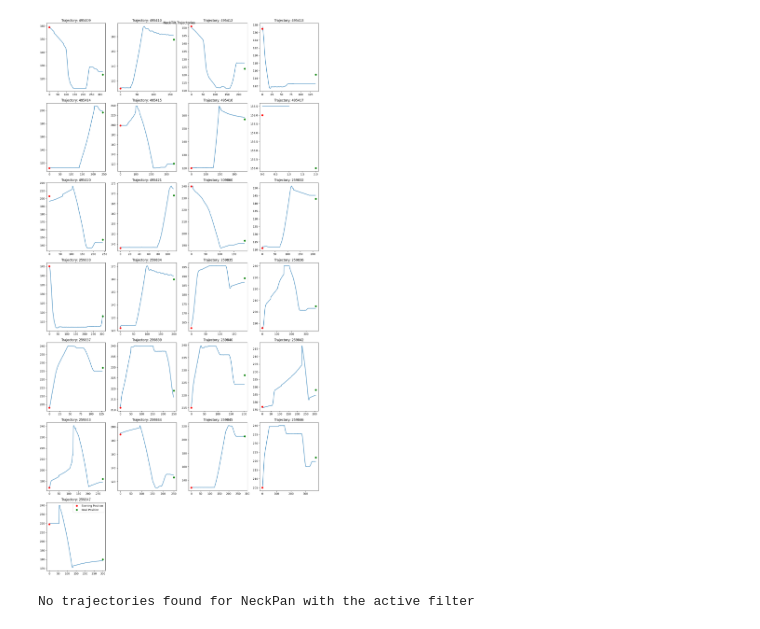
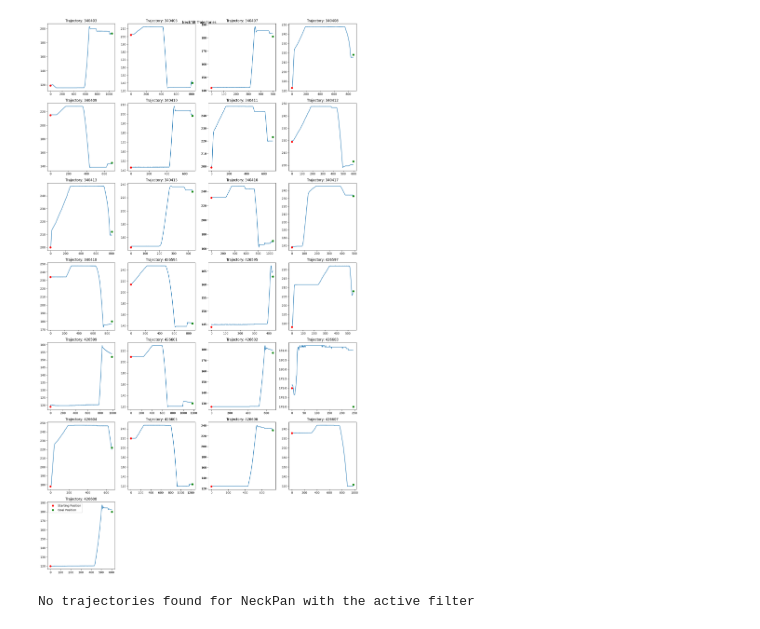
Before and after one commit to ikaros-project/ikaros, a Jupyter notebook: Source/Modules/RobotModules/CompliantRobot/CurrentPositionMapping/PlotTrajectories.ipynb, the cells around one changed output. Cells and saved outputs as stored; diff of their text form; code cells hidden in the pictures.

Commit message:
added filter

```diff
--- a/Source/Modules/RobotModules/CompliantRobot/CurrentPositionMapping/PlotTrajectories.ipynb
+++ b/Source/Modules/RobotModules/CompliantRobot/CurrentPositionMapping/PlotTrajectories.ipynb
@@ -35,18 +35,20 @@ def read_traj_json(file):
 def parse_traj(traj):
     return np.array(traj)
 
-def plot_one_servo_traj(trajectories, metrics, servo, plots_per_row=4, filter=None):
+def plot_one_servo_traj(trajectories, metrics, servo, plots_per_row=4, filter=None, *filter_args):
     traj_ids = list(trajectories.keys())
 
     if filter:
-        traj_ids = [traj_id for traj_id in traj_ids if filter(metrics,traj_id, servo)]
-        if traj_ids == []:
+        traj_ids = [traj_id for traj_id in traj_ids if filter(metrics, traj_id, servo, *filter_args)]
+        if not traj_ids:
             print(f"No trajectories found for {servo} with the active filter")
             return
 
     n_row = (len(traj_ids) + plots_per_row - 1) // plots_per_row  # Calculate the number of rows needed
 
-    fig, axs = plt.subplots(n_row, plots_per_row, figsize=(15, 30))
+    # Adjust figsize based on the number of rows and plots per row
+    fig, axs = plt.subplots(n_row, plots_per_row, figsize=(plots_per_row * 4, n_row * 4))
+
 
     axs = axs.flatten()  # Flatten the array of axes for easy iteration
     fig.suptitle(f'{servo} Trajectories')
@@ -54,7 +56,7 @@ def plot_one_servo_traj(trajectories, metrics, servo, plots_per_row=4, filter=No
     for i, traj_id in enumerate(traj_ids):
         traj = trajectories[traj_id]
         axs[i].plot(traj[:, servoIndices[servo]])
-        axs[i].plot(0, metrics[traj_id]['StartingPosition'][servoIndices[servo]], 'ro', label='Starting Position')
+        axs[i].plot(0, metrics[traj_id]['StartingPosition'][servoIndices[servo]], 'bo', label='Starting Position')
         axs[i].plot(len(traj), metrics[traj_id]['GoalPosition'][servoIndices[servo]], 'go', label='Goal Position')
         axs[i].set_title(f'Trajectory: {traj_id}')
 
@@ -88,11 +90,25 @@ def mapping_metrics_to_dic(file_path):
 
     return result
 
+def plot_one_trajectory(trajectories, metrics, traj_id, servo):
+    traj = trajectories[traj_id]
+    plt.plot(traj[:, servoIndices[servo]])
+    plt.plot(0, metrics[traj_id]['StartingPosition'][servoIndices[servo]], 'ro', label='Starting Position')
+    plt.plot(len(traj), metrics[traj_id]['GoalPosition'][servoIndices[servo]], 'go', label='Goal Position')
+    plt.title(f'Trajectory: {traj_id}')
+    plt.legend()
+    plt.show()
 
 def filter_by_overshot(dict, traj_id, servo):
     return dict[traj_id]['OvershotGoal'][servoIndices[servo]] == 1
+
+def filter_by_start_position(dict, traj_id, servo, start):
+    return abs(dict[traj_id]['StartingPosition'][servoIndices[servo]]-start) <= 10
 # %%
 # Read in trajectory json file
-trajectories = read_traj_json('TrajectoriesTorso.json')
+all_trajectories = read_traj_json('TrajectoriesTorso.json')
 mapping_metrics = mapping_metrics_to_dic('CurrentPositionMappingTorso.json')
-plot_one_servo_traj(trajectories, mapping_metrics, 'NeckTilt', 4)
+num_trajectories_to_plot = 15
+
+##Take the last 10 trajectories and make a dictionary of them
+trajectories = {key: all_trajectories[key] for key in list(all_trajectories.keys())[-num_trajectories_to_plot:]}
@@ -101,8 +114,0 @@ plot_one_servo_traj(trajectories, mapping_metrics, 'NeckTilt', 4)
-# %%
-# Read in trajectory json file
-trajectories = read_traj_json('TrajectoriesTorso.json')
-mapping_metrics = mapping_metrics_to_dic('CurrentPositionMappingTorso.json')
-# Plot the trajectory
-trajecotry_ids = list(trajectories.keys())
-
-plot_one_servo_traj(trajectories, mapping_metrics, 'NeckPan', 4)
@@ -111,7 +147,7 @@ plot_one_servo_traj(trajectories, mapping_metrics, 'NeckPan', 4)
 # %%
-plot_one_servo_traj(trajectories, mapping_metrics, 'NeckTilt', 4, filter_by_overshot)
+plot_one_servo_traj(all_trajectories, mapping_metrics, 'NeckTilt', 4, filter_by_overshot)
 # %% [output]
-[figure, old version]
+[figure, new version]
 # %%
 plot_one_servo_traj(trajectories, mapping_metrics, 'NeckPan', 4, filter_by_overshot)
 # %% [output]
```
Also changed, not shown: parts of 6 cells of this notebook.
